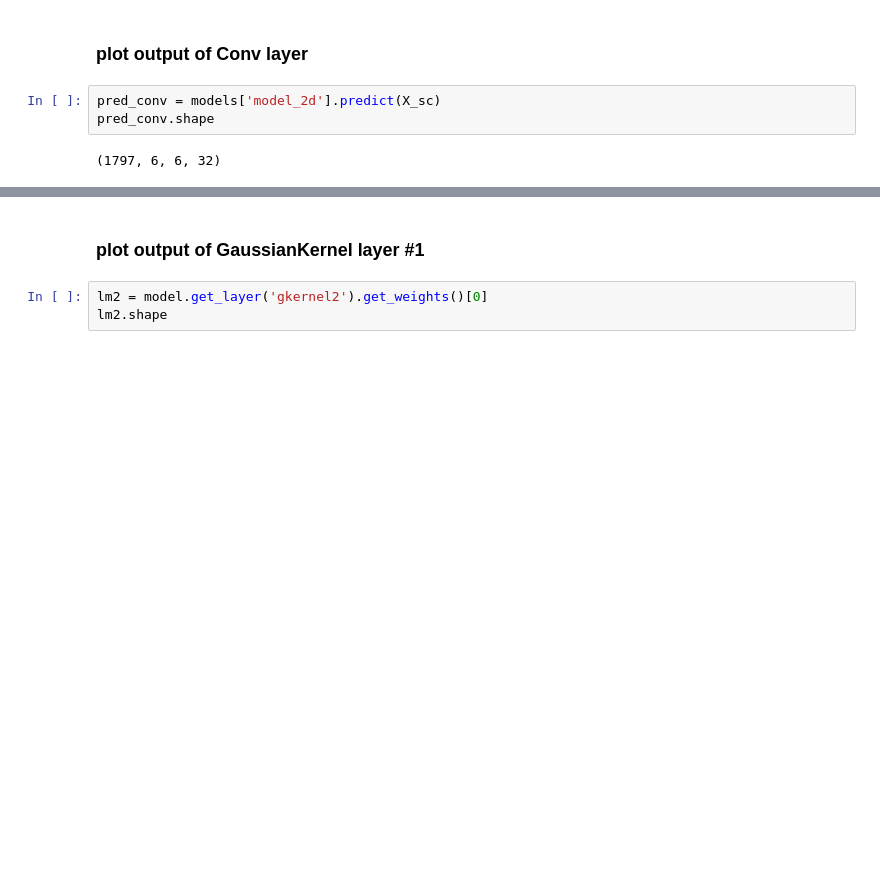
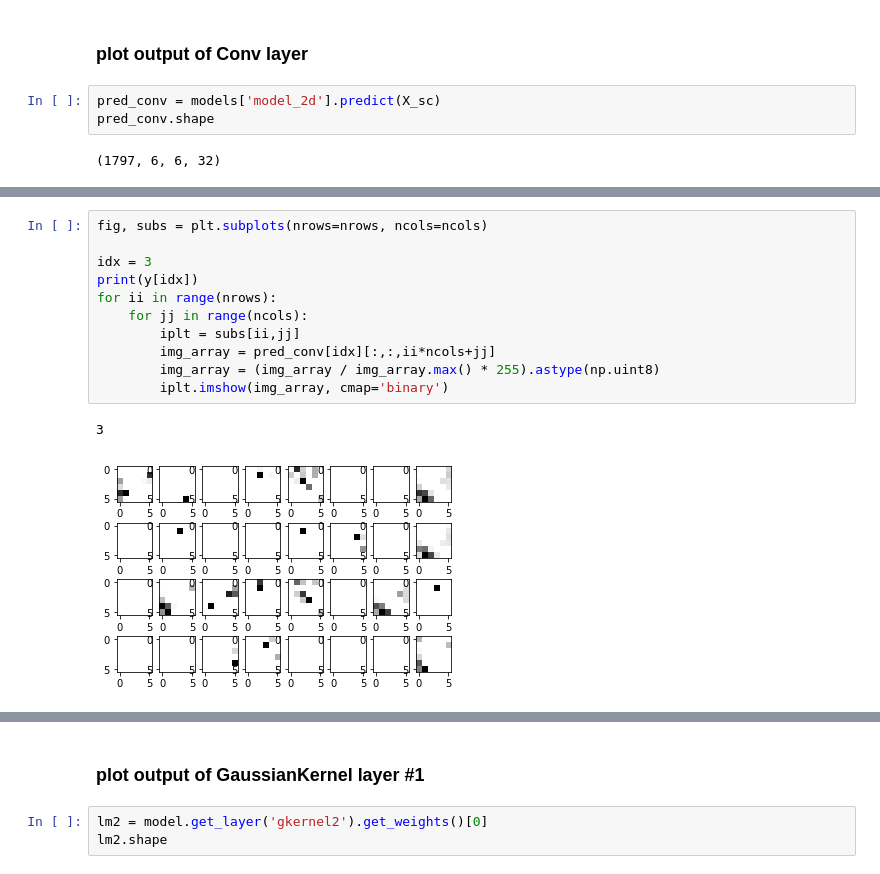
Before and after one commit to darecophoenixx/wordroid.sblo.jp, a Jupyter notebook: lib/keras_ex/GaussianKernel/demo/demo_digit_05.ipynb, the cells around one changed output, grey strips where cells are left out. Drawn from its saved outputs; the diff is of its cells as text; blank space fills up the shorter version.

```diff
--- a/lib/keras_ex/GaussianKernel/demo/demo_digit_05.ipynb
+++ b/lib/keras_ex/GaussianKernel/demo/demo_digit_05.ipynb
@@ -222,0 +254,14 @@ for ii in range(nrows):
+# %%
+fig, subs = plt.subplots(nrows=nrows, ncols=ncols)
+
+idx = 3
+print(y[idx])
+for ii in range(nrows):
+    for jj in range(ncols):
+        iplt = subs[ii,jj]
+        img_array = pred_conv[idx][:,:,ii*ncols+jj]
+        img_array = (img_array / img_array.max() * 255).astype(np.uint8)
+        iplt.imshow(img_array, cmap='binary')
+# %% [output]
+3
+[figure, added]
```
Also changed, not shown: parts of 41 cells of this notebook, 2 other files.
